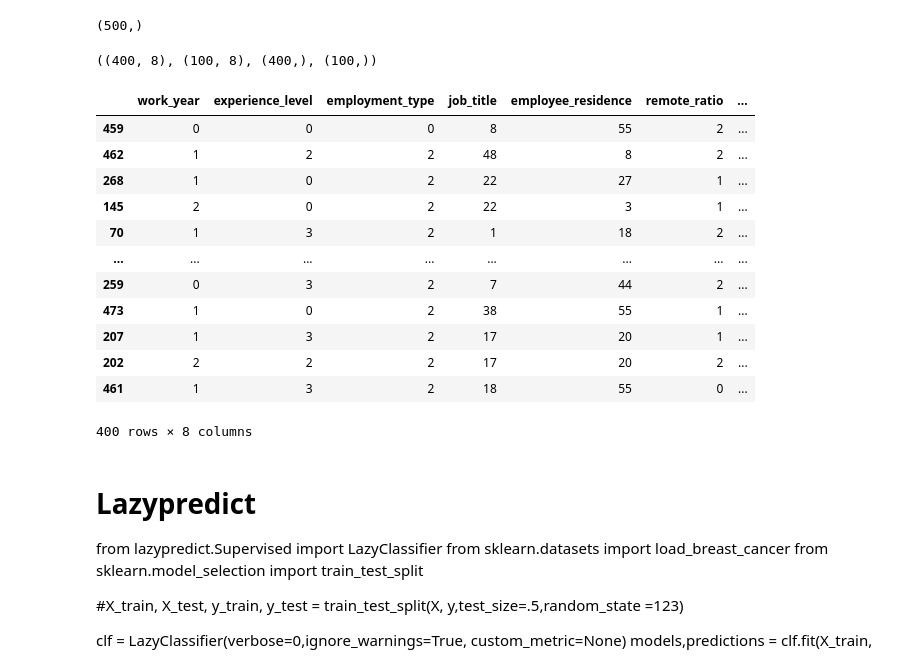
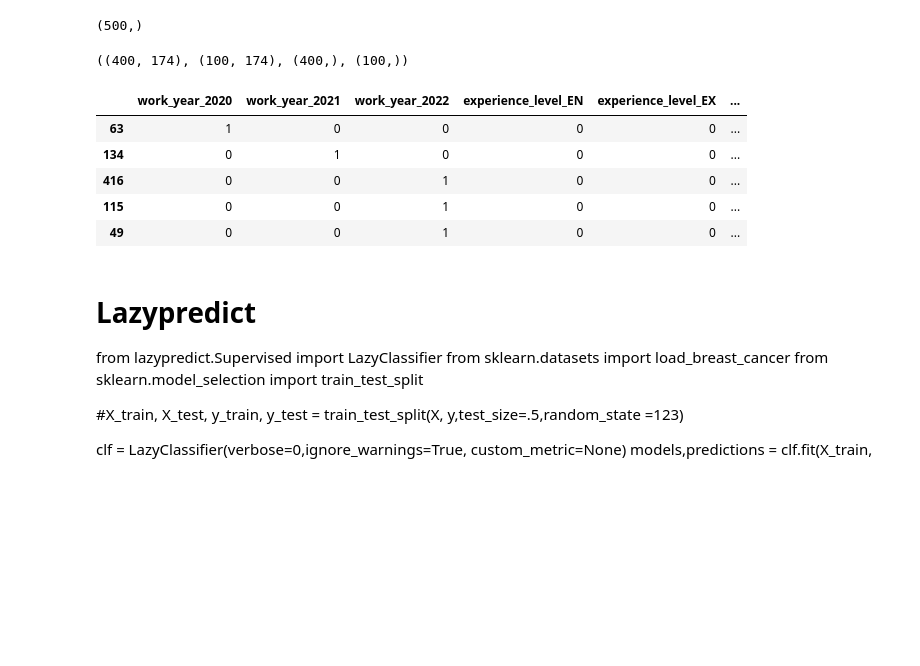
Before and after one commit to pombo7676/w6-Kaggle-Competition-Machine-Learning, a Jupyter notebook: MyCode/Main.ipynb, the cells around one changed output. Saved outputs shown, nothing was run; the diff lists cells and outputs as text; code cells hidden in the pictures; blank space fills up the shorter version.

```diff
--- a/MyCode/Main.ipynb
+++ b/MyCode/Main.ipynb
@@ -352,21 +343,3 @@ concat
 | 605 | 2022 | EN | FT | Data Analyst | CA | 0 | ... |
 | 606 | 2022 | SE | FT | Data Analyst | US | 0 | ... |
 607 rows × 8 columns
-# %%
-from sklearn.preprocessing import LabelEncoder, OrdinalEncoder
-cols_label = ['work_year', 'experience_level', 'employment_type', 'job_title',
-         'employee_residence',
-       'remote_ratio', 'company_location', 'company_size']
-for i in cols_label:
-    concat[i]=LabelEncoder().fit_transform(concat[i])
-
-
-
-
-#X=pd.get_dummies(X, columns=['salary_currency'])#, drop_first=True)
-
-y = salaries.salary_in_usd
-
-
-
-concat.head()
@@ -379,0 +364,20 @@ concat.head()
+# %%
+from sklearn.preprocessing import LabelEncoder, OrdinalEncoder
+cols_label = ['work_year', 'experience_level', 'employment_type', 'job_title',
+         'employee_residence',
+       'remote_ratio', 'company_location', 'company_size']
+#for i in cols_label:
+    #concat[i]=LabelEncoder().fit_transform(concat[i])
+
+
+
+
+concat = pd.get_dummies(concat, columns=['work_year', 'experience_level', 'employment_type', 'job_title',
+         'employee_residence',
+       'remote_ratio', 'company_location', 'company_size'])#, drop_first=True)
+
+y = salaries.salary_in_usd
+
+
+
+concat.head()
@@ -469,7 +475,7 @@ y.shape
 X_train, X_test, y_train, y_test = tts(X, y, train_size=0.80, test_size=0.20)
 X_train.shape, X_test.shape, y_train.shape, y_test.shape
 # %% [output]
-((400, 8), (100, 8), (400,), (100,))
+((400, 174), (100, 174), (400,), (100,))
 # %%
 from sklearn.metrics import mean_squared_error as mse
 from sklearn.linear_model import LinearRegression as LinReg
@@ -481,21 +487,14 @@ linreg.fit(X_train, y_train)  #
 y_pred_test=linreg.predict(X_test)
 y_pred_train=linreg.predict(X_train)
 # %%
-X_train
+X_train.head()
 # %% [output]
-|  | work_year | experience_level | employment_type | job_title | employee_residence | remote_ratio | ... |
-| 459 | 0 | 0 | 0 | 8 | 55 | 2 | ... |
-| 462 | 1 | 2 | 2 | 48 | 8 | 2 | ... |
-| 268 | 1 | 0 | 2 | 22 | 27 | 1 | ... |
-| 145 | 2 | 0 | 2 | 22 | 3 | 1 | ... |
-| 70 | 1 | 3 | 2 | 1 | 18 | 2 | ... |
-| ... | ... | ... | ... | ... | ... | ... | ... |
-| 259 | 0 | 3 | 2 | 7 | 44 | 2 | ... |
-| 473 | 1 | 0 | 2 | 38 | 55 | 1 | ... |
-| 207 | 1 | 3 | 2 | 17 | 20 | 1 | ... |
-| 202 | 2 | 2 | 2 | 17 | 20 | 2 | ... |
-| 461 | 1 | 3 | 2 | 18 | 55 | 0 | ... |
+|  | work_year_2020 | work_year_2021 | work_year_2022 | experience_level_EN | experience_level_EX | ... |
+| 63 | 1 | 0 | 0 | 0 | 0 | ... |
+| 134 | 0 | 1 | 0 | 0 | 0 | ... |
+| 416 | 0 | 0 | 1 | 0 | 0 | ... |
+| 115 | 0 | 0 | 1 | 0 | 0 | ... |
+| 49 | 0 | 0 | 1 | 0 | 0 | ... |
-400 rows × 8 columns
 # %%
 import lazypredict
 # %% [markdown]
```
Also changed, not shown: parts of 21 cells of this notebook, 3 other files.
